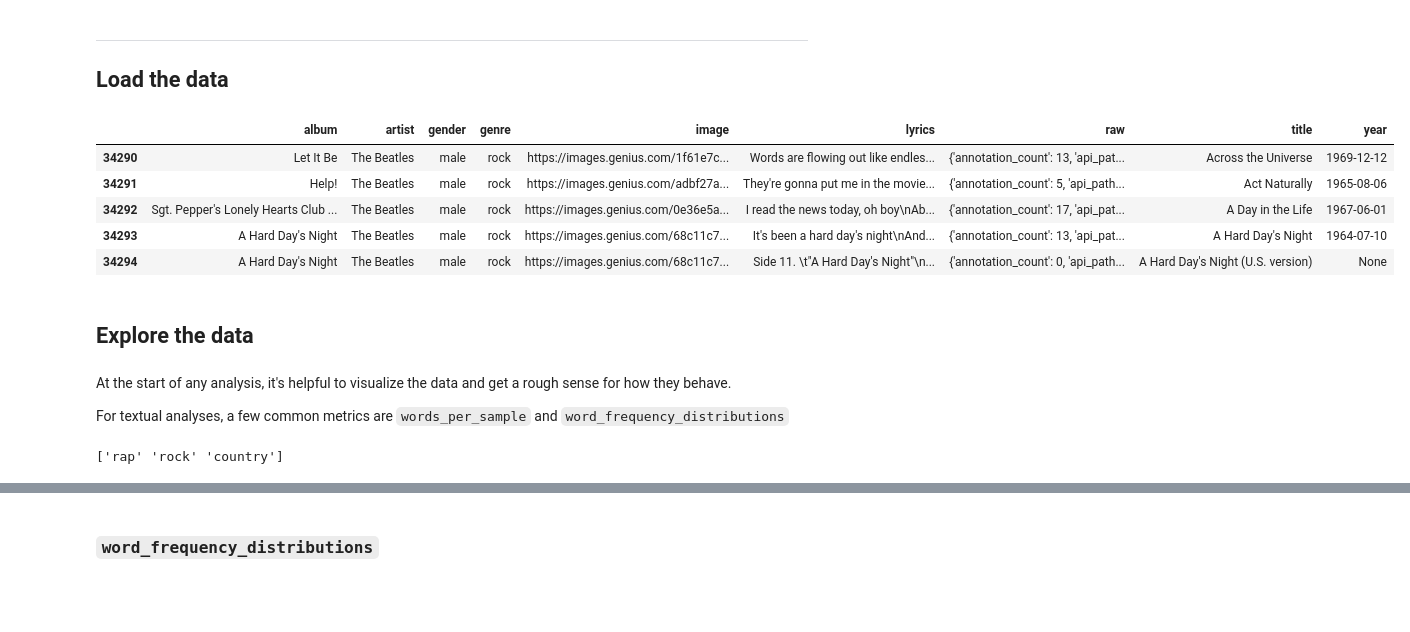
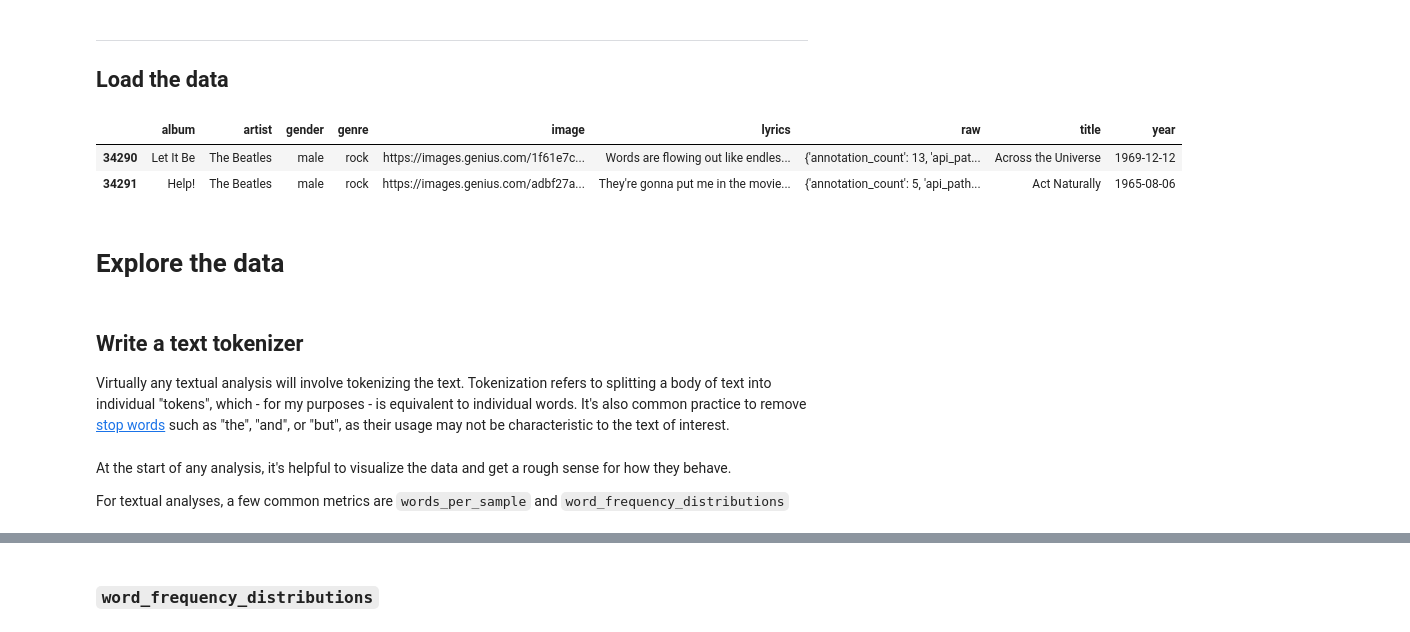
Before and after one commit to johnwmillr/MakingPredictions, a Jupyter notebook: MakingPredictions.ipynb, the cells around one changed output, grey strips where cells are left out. Saved outputs shown, nothing was run; the diff lists cells and outputs as text; code cells hidden in the pictures; blank space fills up the shorter version.

```diff
--- a/MakingPredictions.ipynb
+++ b/MakingPredictions.ipynb
@@ -22,13 +29,14 @@ songs = pd.read_json('./data/lyrics/all_songs.json')
 # %%
 artist = songs[songs.artist=='The Beatles']
 # %%
-artist.head()
+artist.head(2)
 # %% [output]
 |  | album | artist | gender | genre | image | lyrics | raw | title | year |
 | 34290 | Let It Be | The Beatles | male | rock | https://images.genius.com/1f61e7c... | Words are flowing out like endles... | {'annotation_count': 13, 'api_pat... | Across the Universe | 1969-12-12 |
 | 34291 | Help! | The Beatles | male | rock | https://images.genius.com/adbf27a... | They're gonna put me in the movie... | {'annotation_count': 5, 'api_path... | Act Naturally | 1965-08-06 |
-| 34292 | Sgt. Pepper's Lonely Hearts Club ... | The Beatles | male | rock | https://images.genius.com/0e36e5a... | I read the news today, oh boy\nAb... | {'annotation_count': 17, 'api_pat... | A Day in the Life | 1967-06-01 |
-| 34293 | A Hard Day's Night | The Beatles | male | rock | https://images.genius.com/68c11c7... | It's been a hard day's night\nAnd... | {'annotation_count': 13, 'api_pat... | A Hard Day's Night | 1964-07-10 |
-| 34294 | A Hard Day's Night | The Beatles | male | rock | https://images.genius.com/68c11c7... | Side 11. \t"A Hard Day's Night"\n... | {'annotation_count': 0, 'api_path... | A Hard Day's Night (U.S. version) | None |
 # %% [markdown]
-## Explore the data
+# Explore the data
+# %% [markdown]
+## Write a text tokenizer
+
+Virtually any textual analysis will involve tokenizing the text. Tokenization refers to splitting a body of text into individual "tokens", which - for my purposes - is equivalent to individual words. It's also common practice to remove [stop words](https://en.wikipedia.org/wiki/Stop_words) such as "the", "and", or "but", as their usage may not be characteristic to the text of interest.
@@ -36,8 +61,3 @@ artist.head()
 At the start of any analysis, it's helpful to visualize the data and get a rough sense for how they behave.
 
 For textual analyses, a few common metrics are `words_per_sample` and `word_frequency_distributions`
-# %%
-genres = songs.genre.unique()
-print(genres)
-# %% [output]
-['rap' 'rock' 'country']
```
Also changed, not shown: parts of 48 cells of this notebook, 1 other file.
